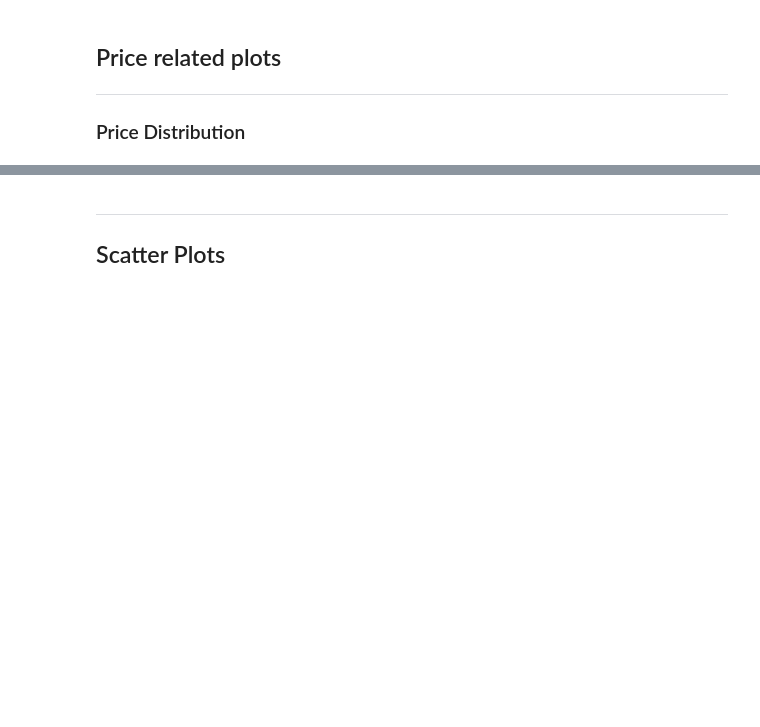
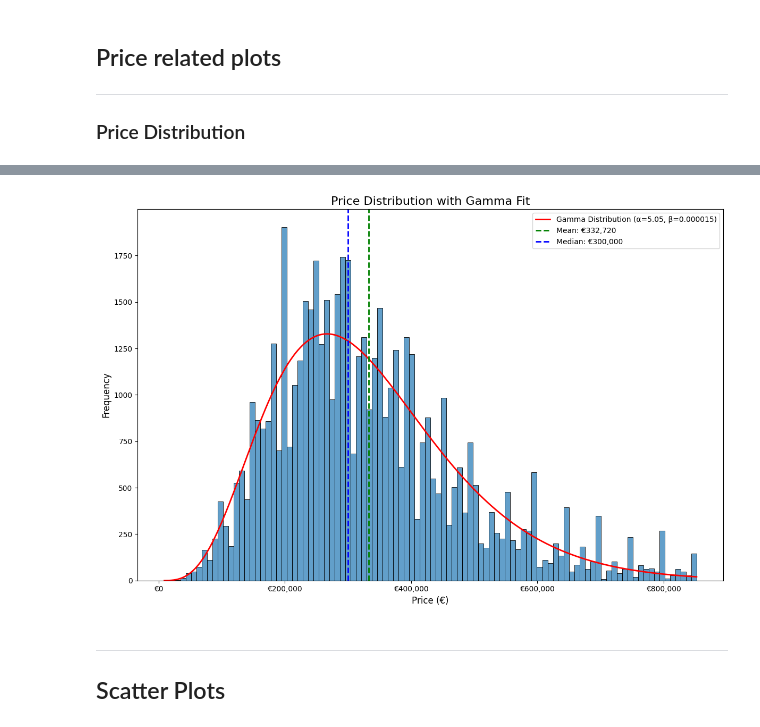
Before and after one commit to becodeorg/immo-eliza-data-exploration-milan, a Jupyter notebook: exprimental/analysis.ipynb, the cells around one changed output, grey strips where cells are left out. Cells and saved outputs as stored; diff of their text form; code cells hidden in the pictures; blank space fills up the shorter version.

```diff
--- a/exprimental/analysis.ipynb
+++ b/exprimental/analysis.ipynb
@@ -24,6 +22,0 @@ df.head(1)
-# %%
-# Replace all -1 values with NaN across the dataframe
-df = df.replace(-1, pd.NA)
-
-# Better visualization of missing values
-msno.bar(df, color="steelblue", figsize=(12, 6), fontsize=12, sort="descending")
@@ -35,2 +22,0 @@ Revert to -1 for analysis
-# %%
-df.replace(pd.NA, -1, inplace=True)
@@ -40,0 +25,6 @@ df.replace(pd.NA, -1, inplace=True)
+# %%
+# Calculate average price per m²
+df['price_per_m2'] = df['price'] / df['habitableSurface']
+
+# Calculate average epc per m²
+df['epc_kwh_per_m2'] = df['epc_kwh'] / df['habitableSurface']
@@ -186,3 +74,56 @@ plt.show()
+# %%
+# Create a figure with appropriate size
+plt.figure(figsize=(12, 8))
+
+# Create the histogram
+sns.histplot(df['price'], bins=100, kde=False, alpha=0.7)
+
+# Fit gamma distribution to the data
+price_data = df['price'].values
+shape, loc, scale = stats.gamma.fit(price_data, floc=0)
+
+# Calculate min and max for the x range
+min_price = price_data.min()
+max_price = price_data.max()
+
+# Generate x values for the fitted distribution line
+x = np.linspace(min_price, max_price, 1000)
+# Generate pdf values for the gamma distribution
+pdf = stats.gamma.pdf(x, shape, loc, scale)
+# Scale pdf to match the histogram height
+pdf_scaled = pdf * len(price_data) * (max_price - min_price) / 100
+
+# Plot the gamma distribution line
+plt.plot(x, pdf_scaled, 'r-', linewidth=2, label=f'Gamma Distribution (α={shape:.2f}, β={1/scale:.6f})')
+
+# Calculate mean and median
+mean_price = df['price'].mean()
+median_price = df['price'].median()
+
+# Add vertical lines for mean and median
+plt.axvline(mean_price, color='green', linestyle='dashed', linewidth=2, label=f'Mean: €{mean_price:,.0f}')
+plt.axvline(median_price, color='blue', linestyle='dashed', linewidth=2, label=f'Median: €{median_price:,.0f}')
+
+# Add labels and title
+plt.title('Price Distribution with Gamma Fit', fontsize=16)
+plt.xlabel('Price (€)', fontsize=12)
+plt.ylabel('Frequency', fontsize=12)
+plt.legend()
+
+# Format x-axis to show prices in a more readable format
+plt.ticklabel_format(style='plain', axis='x')
+
+# Format the x-axis with comma separators for thousands
+def price_formatter(x, pos):
+    return f'€{x:,.0f}'
+
+plt.gca().xaxis.set_major_formatter(FuncFormatter(price_formatter))
+plt.tight_layout()
+
+# Show the plot
+plt.show()
+# %% [output]
+[figure, added]
 # %% [markdown]
 ---
 
```
Also changed, not shown: parts of 28 cells of this notebook, 9 other files.
